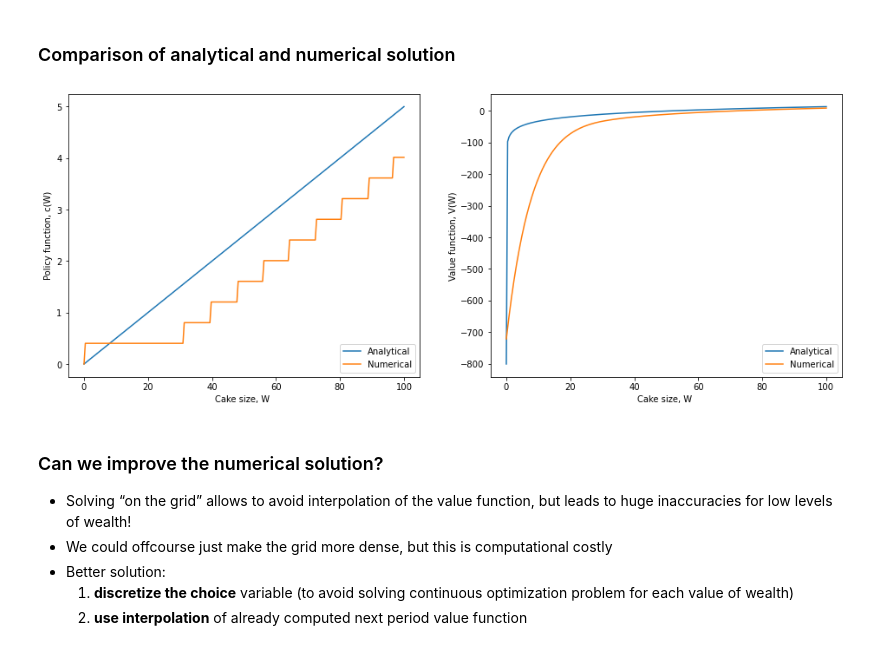
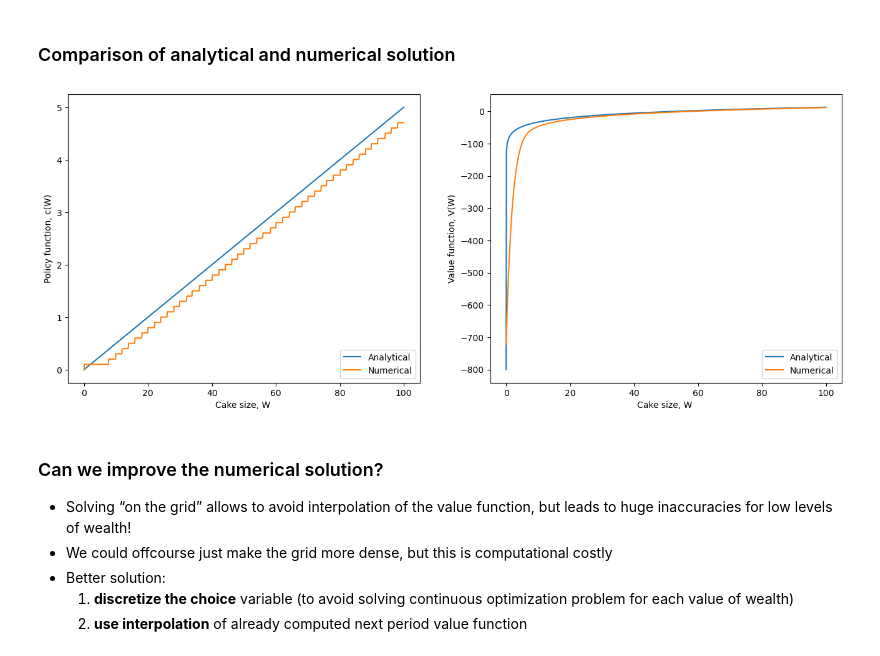
Before and after one commit to bschjerning/dp_uab, a Jupyter notebook: 0_theory_tools/02_cake_eating_example.ipynb, the cells around one changed output. Saved outputs shown, nothing was run; the diff lists cells and outputs as text; code cells hidden in the pictures.

```diff
--- a/0_theory_tools/02_cake_eating_example.ipynb
+++ b/0_theory_tools/02_cake_eating_example.ipynb
@@ -298,8 +298,8 @@ import matplotlib.pyplot as plt
 def vfi_plot(model, maxiter=1000, tol=1e-4):
     '''Illustrate solution'''
     fig1, (ax1,ax2) = plt.subplots(1,2,figsize=(14,8))
-    ax1.grid(b=True, which='both', color='0.65', linestyle='-')
-    ax2.grid(b=True, which='both', color='0.65', linestyle='-')
+    ax1.grid(which='both', color='0.65', linestyle='-')
+    ax2.grid(which='both', color='0.65', linestyle='-')
     ax1.set_title('Value function convergence with VFI')
     ax2.set_title('Policy function convergence with VFI')
     ax1.set_xlabel('Cake size, W')
@@ -367,10 +367,10 @@ def check_solution(model):
 ### Comparison of analytical and numerical solution
 # %%
 # Comparean alytical and numerical solution¶
-m1 = cake_ongrid(beta=0.95,Wbar=100,ngrid=250)
+m1 = cake_ongrid(beta=0.95,Wbar=100,ngrid=1000)
 check_solution(m1)
 # %% [output]
-[figure, old version]
+[figure, new version]
 # %% [markdown]
 ### Can we improve the numerical solution?
 - Solving “on the grid” allows to avoid interpolation of the value function, but leads to huge inaccuracies for low levels of wealth!
```
Also changed, not shown: parts of 4 cells of this notebook, 1 other file.
